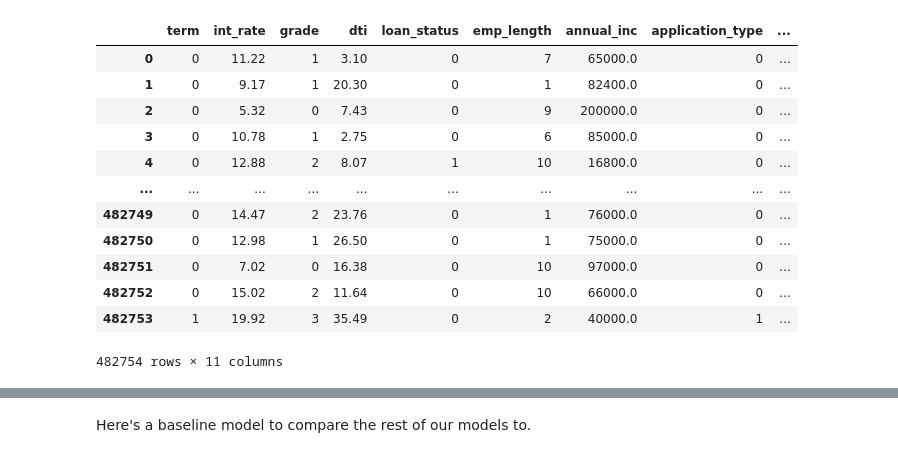
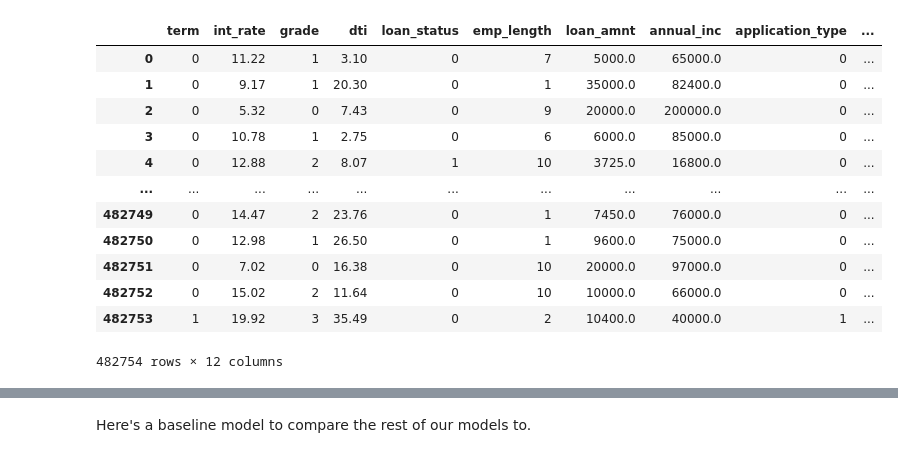
Before and after one commit to MNemanow/Loan_Default_classification, a Jupyter notebook: Modeling.ipynb, the cells around one changed output, grey strips where cells are left out. Cells and saved outputs as stored; diff of their text form; code cells hidden in the pictures.

Commit message:
Started working on modeling after identifying potential value loans

```diff
--- a/Modeling.ipynb
+++ b/Modeling.ipynb
@@ -76,3 +63,0 @@ The features that have binary columns I will just convert to a 1 or 0 manually,
-# %%
-accepted_df['application_type'] = accepted_df['application_type'].map({'Individual': 0, 'Joint App': 1})
-accepted_df['term'] = accepted_df['term'].map({' 36 months': 0, ' 60 months': 1})
@@ -94,22 +70,24 @@ accepted_df['term'] = accepted_df['term'].map({' 36 months': 0, ' 60 months': 1}
 # %%
+df = accepted_df.copy()
+# instantiate a label encoder and transform the categorical features
 le = LabelEncoder()
-accepted_df['application_type'] = le.fit_transform(accepted_df['application_type'])
-accepted_df['term'] = le.fit_transform(accepted_df['term'])
-accepted_df['grade'] = le.fit_transform(accepted_df['grade'])
-accepted_df['home_ownership'] = le.fit_transform(accepted_df['home_ownership'])
-accepted_df['emp_length'] = le.fit_transform(accepted_df['emp_length'])
-accepted_df
+df['application_type'] = le.fit_transform(df['application_type'])
+df['term'] = le.fit_transform(df['term'])
+df['grade'] = le.fit_transform(df['grade'])
+df['home_ownership'] = le.fit_transform(df['home_ownership'])
+df['emp_length'] = le.fit_transform(df['emp_length'])
+df
 # %% [output]
-|  | term | int_rate | grade | dti | loan_status | emp_length | annual_inc | application_type | ... |
-| 0 | 0 | 11.22 | 1 | 3.10 | 0 | 7 | 65000.0 | 0 | ... |
-| 1 | 0 | 9.17 | 1 | 20.30 | 0 | 1 | 82400.0 | 0 | ... |
-| 2 | 0 | 5.32 | 0 | 7.43 | 0 | 9 | 200000.0 | 0 | ... |
-| 3 | 0 | 10.78 | 1 | 2.75 | 0 | 6 | 85000.0 | 0 | ... |
-| 4 | 0 | 12.88 | 2 | 8.07 | 1 | 10 | 16800.0 | 0 | ... |
-| ... | ... | ... | ... | ... | ... | ... | ... | ... | ... |
-| 482749 | 0 | 14.47 | 2 | 23.76 | 0 | 1 | 76000.0 | 0 | ... |
-| 482750 | 0 | 12.98 | 1 | 26.50 | 0 | 1 | 75000.0 | 0 | ... |
-| 482751 | 0 | 7.02 | 0 | 16.38 | 0 | 10 | 97000.0 | 0 | ... |
-| 482752 | 0 | 15.02 | 2 | 11.64 | 0 | 10 | 66000.0 | 0 | ... |
-| 482753 | 1 | 19.92 | 3 | 35.49 | 0 | 2 | 40000.0 | 1 | ... |
+|  | term | int_rate | grade | dti | loan_status | emp_length | loan_amnt | annual_inc | application_type | ... |
+| 0 | 0 | 11.22 | 1 | 3.10 | 0 | 7 | 5000.0 | 65000.0 | 0 | ... |
+| 1 | 0 | 9.17 | 1 | 20.30 | 0 | 1 | 35000.0 | 82400.0 | 0 | ... |
+| 2 | 0 | 5.32 | 0 | 7.43 | 0 | 9 | 20000.0 | 200000.0 | 0 | ... |
+| 3 | 0 | 10.78 | 1 | 2.75 | 0 | 6 | 6000.0 | 85000.0 | 0 | ... |
+| 4 | 0 | 12.88 | 2 | 8.07 | 1 | 10 | 3725.0 | 16800.0 | 0 | ... |
+| ... | ... | ... | ... | ... | ... | ... | ... | ... | ... | ... |
+| 482749 | 0 | 14.47 | 2 | 23.76 | 0 | 1 | 7450.0 | 76000.0 | 0 | ... |
+| 482750 | 0 | 12.98 | 1 | 26.50 | 0 | 1 | 9600.0 | 75000.0 | 0 | ... |
+| 482751 | 0 | 7.02 | 0 | 16.38 | 0 | 10 | 20000.0 | 97000.0 | 0 | ... |
+| 482752 | 0 | 15.02 | 2 | 11.64 | 0 | 10 | 10000.0 | 66000.0 | 0 | ... |
+| 482753 | 1 | 19.92 | 3 | 35.49 | 0 | 2 | 10400.0 | 40000.0 | 1 | ... |
-482754 rows × 11 columns
+482754 rows × 12 columns
```
Also changed, not shown: parts of 42 cells of this notebook.
